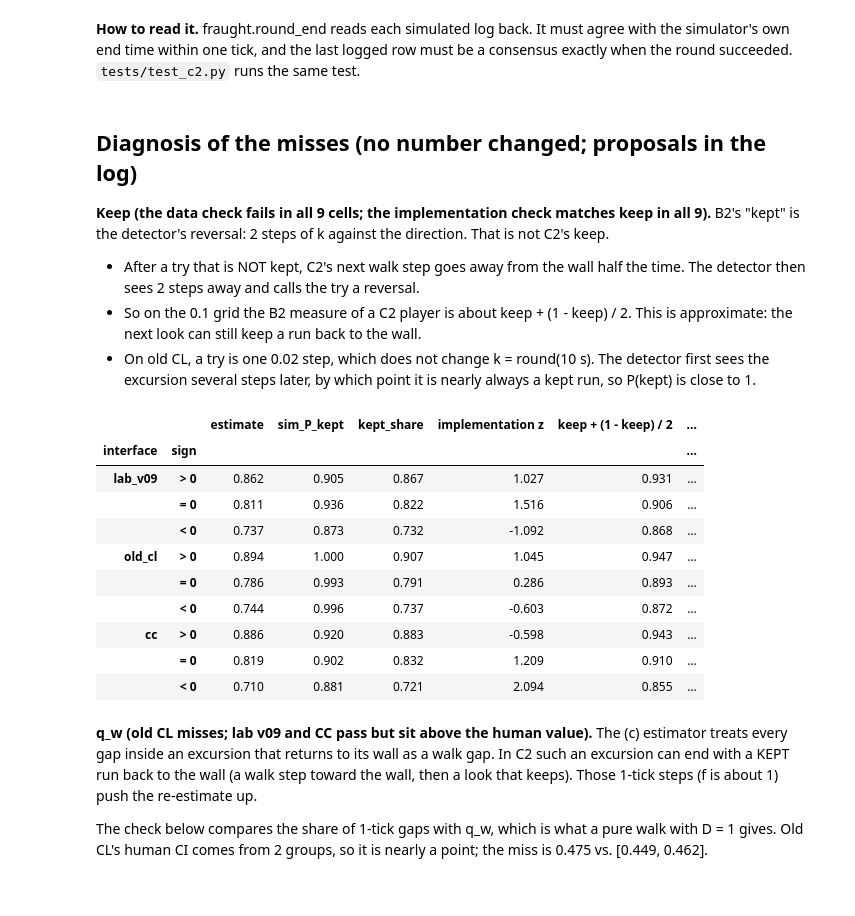
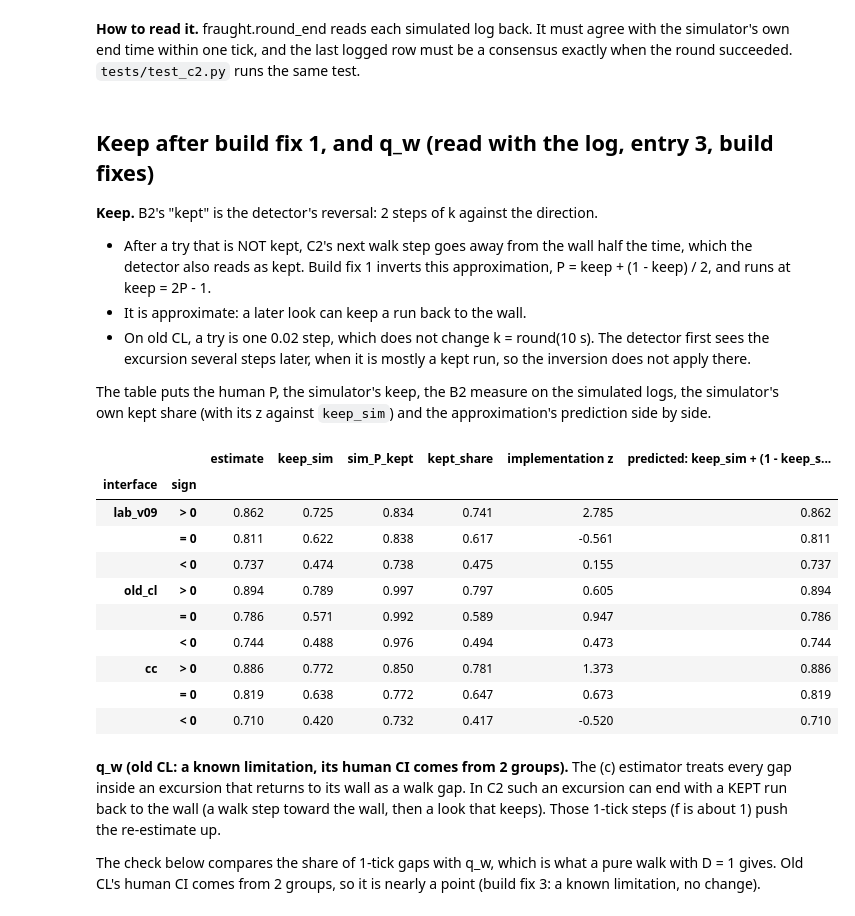
Before and after one commit to Aalokeparno/slider_game, a Jupyter notebook: notebooks/path1/pC2_model.ipynb, the cells around one changed output. Saved outputs shown, nothing was run; the diff lists cells and outputs as text; code cells hidden in the pictures.

```diff
--- a/notebooks/path1/pC2_model.ipynb
+++ b/notebooks/path1/pC2_model.ipynb
@@ -454,6 +459,8 @@ sim_tries["sign"] = model_b.sign_label(sim_tries["dA"].to_numpy())
 k = keep.assign(sign=keep["parameter"].map(SIGN)).set_index(["interface", "sign"])[["estimate", "ci_low", "ci_high"]]
 got = sim_tries.groupby(["interface", "sign"])["kept"].agg(sim_tries="size", sim_P_kept="mean")
 kr = k.join(got)
+kr["keep_sim"] = 2 * kr["estimate"] - 1                                    # build fix 1: what the simulator uses
+kr["gap_half_widths"] = (kr["sim_P_kept"] - kr["estimate"]) / ((kr["ci_high"] - kr["ci_low"]) / 2)
 kr["pass"] = (kr["sim_P_kept"] >= kr["ci_low"]) & (kr["sim_P_kept"] <= kr["ci_high"])
 looks["sign"] = model_b.sign_label(looks["dA"].to_numpy())
 impl = looks.groupby(["interface", "sign"])["kept"].agg(looks="size", kept_share="mean")
@@ -509,34 +517,35 @@ print(f"{len(sim_runs)} rounds: |round_end - simulator end| <= dt in {np.sum(dif
 # %% [markdown]
 **How to read it.** fraught.round_end reads each simulated log back. It must agree with the simulator's own end time within one tick, and the last logged row must be a consensus exactly when the round succeeded. `tests/test_c2.py` runs the same test.
 # %% [markdown]
-## Diagnosis of the misses (no number changed; proposals in the log)
+## Keep after build fix 1, and q_w (read with the log, entry 3, build fixes)
 
-**Keep (the data check fails in all 9 cells; the implementation check matches keep in all 9).** B2's "kept" is the detector's reversal: 2 steps of k against the direction. That is not C2's keep.
-- After a try that is NOT kept, C2's next walk step goes away from the wall half the time. The detector then sees 2 steps away and calls the try a reversal.
-- So on the 0.1 grid the B2 measure of a C2 player is about keep + (1 - keep) / 2. This is approximate: the next look can still keep a run back to the wall.
-- On old CL, a try is one 0.02 step, which does not change k = round(10 s). The detector first sees the excursion several steps later, by which point it is nearly always a kept run, so P(kept) is close to 1.
+**Keep.** B2's "kept" is the detector's reversal: 2 steps of k against the direction.
+- After a try that is NOT kept, C2's next walk step goes away from the wall half the time, which the detector also reads as kept. Build fix 1 inverts this approximation, P = keep + (1 - keep) / 2, and runs at keep = 2P - 1.
+- It is approximate: a later look can keep a run back to the wall.
+- On old CL, a try is one 0.02 step, which does not change k = round(10 s). The detector first sees the excursion several steps later, when it is mostly a kept run, so the inversion does not apply there.
+
+The table puts the human P, the simulator's keep, the B2 measure on the simulated logs, the simulator's own kept share (with its z against `keep_sim`) and the approximation's prediction side by side.
 # %%
-diag = kr[["estimate", "sim_P_kept", "kept_share"]].copy()
-diag["implementation z"] = (kr["kept_share"] - kr["estimate"]) / np.sqrt(kr["estimate"] * (1 - kr["estimate"]) / kr["looks"])
-diag["keep + (1 - keep) / 2"] = diag["estimate"] + (1 - diag["estimate"]) / 2
-diag["keep giving the human B2 value: 2 P - 1"] = 2 * diag["estimate"] - 1
+diag = kr[["estimate", "keep_sim", "sim_P_kept", "kept_share"]].copy()
+diag["implementation z"] = (kr["kept_share"] - kr["keep_sim"]) / np.sqrt(kr["keep_sim"] * (1 - kr["keep_sim"]) / kr["looks"])
+diag["predicted: keep_sim + (1 - keep_sim) / 2"] = diag["keep_sim"] + (1 - diag["keep_sim"]) / 2
 diag.loc[motion.INTERFACES].round(3)
 # %% [output]
-|  |  | estimate | sim_P_kept | kept_share | implementation z | keep + (1 - keep) / 2 | ... |
-| interface | sign |  |  |  |  |  | ... |
-| lab_v09 | > 0 | 0.862 | 0.905 | 0.867 | 1.027 | 0.931 | ... |
-|  | = 0 | 0.811 | 0.936 | 0.822 | 1.516 | 0.906 | ... |
-|  | < 0 | 0.737 | 0.873 | 0.732 | -1.092 | 0.868 | ... |
-| old_cl | > 0 | 0.894 | 1.000 | 0.907 | 1.045 | 0.947 | ... |
-|  | = 0 | 0.786 | 0.993 | 0.791 | 0.286 | 0.893 | ... |
-|  | < 0 | 0.744 | 0.996 | 0.737 | -0.603 | 0.872 | ... |
-| cc | > 0 | 0.886 | 0.920 | 0.883 | -0.598 | 0.943 | ... |
-|  | = 0 | 0.819 | 0.902 | 0.832 | 1.209 | 0.910 | ... |
-|  | < 0 | 0.710 | 0.881 | 0.721 | 2.094 | 0.855 | ... |
+|  |  | estimate | keep_sim | sim_P_kept | kept_share | implementation z | predicted: keep_sim + (1 - keep_s... |
+| interface | sign |  |  |  |  |  |  |
+| lab_v09 | > 0 | 0.862 | 0.725 | 0.834 | 0.741 | 2.785 | 0.862 |
+|  | = 0 | 0.811 | 0.622 | 0.838 | 0.617 | -0.561 | 0.811 |
+|  | < 0 | 0.737 | 0.474 | 0.738 | 0.475 | 0.155 | 0.737 |
+| old_cl | > 0 | 0.894 | 0.789 | 0.997 | 0.797 | 0.605 | 0.894 |
+|  | = 0 | 0.786 | 0.571 | 0.992 | 0.589 | 0.947 | 0.786 |
+|  | < 0 | 0.744 | 0.488 | 0.976 | 0.494 | 0.473 | 0.744 |
+| cc | > 0 | 0.886 | 0.772 | 0.850 | 0.781 | 1.373 | 0.886 |
+|  | = 0 | 0.819 | 0.638 | 0.772 | 0.647 | 0.673 | 0.819 |
+|  | < 0 | 0.710 | 0.420 | 0.732 | 0.417 | -0.520 | 0.710 |
 # %% [markdown]
-**q_w (old CL misses; lab v09 and CC pass but sit above the human value).** The (c) estimator treats every gap inside an excursion that returns to its wall as a walk gap. In C2 such an excursion can end with a KEPT run back to the wall (a walk step toward the wall, then a look that keeps). Those 1-tick steps (f is about 1) push the re-estimate up.
+**q_w (old CL: a known limitation, its human CI comes from 2 groups).** The (c) estimator treats every gap inside an excursion that returns to its wall as a walk gap. In C2 such an excursion can end with a KEPT run back to the wall (a walk step toward the wall, then a look that keeps). Those 1-tick steps (f is about 1) push the re-estimate up.
 
-The check below compares the share of 1-tick gaps with q_w, which is what a pure walk with D = 1 gives. Old CL's human CI comes from 2 groups, so it is nearly a point; the miss is 0.475 vs. [0.449, 0.462].
+The check below compares the share of 1-tick gaps with q_w, which is what a pure walk with D = 1 gives. Old CL's human CI comes from 2 groups, so it is nearly a point (build fix 3: a known limitation, no change).
 # %%
 one = pd.DataFrame({"q_w": qw["q_w"], "human share n = 1": walk.groupby("interface")["n"].apply(lambda n: (n == 1).mean()),
                     "sim share n = 1": sim_walk.groupby("interface")["n"].apply(lambda n: (n == 1).mean()),
```
Also changed, not shown: parts of 8 cells of this notebook, 3 other files.
